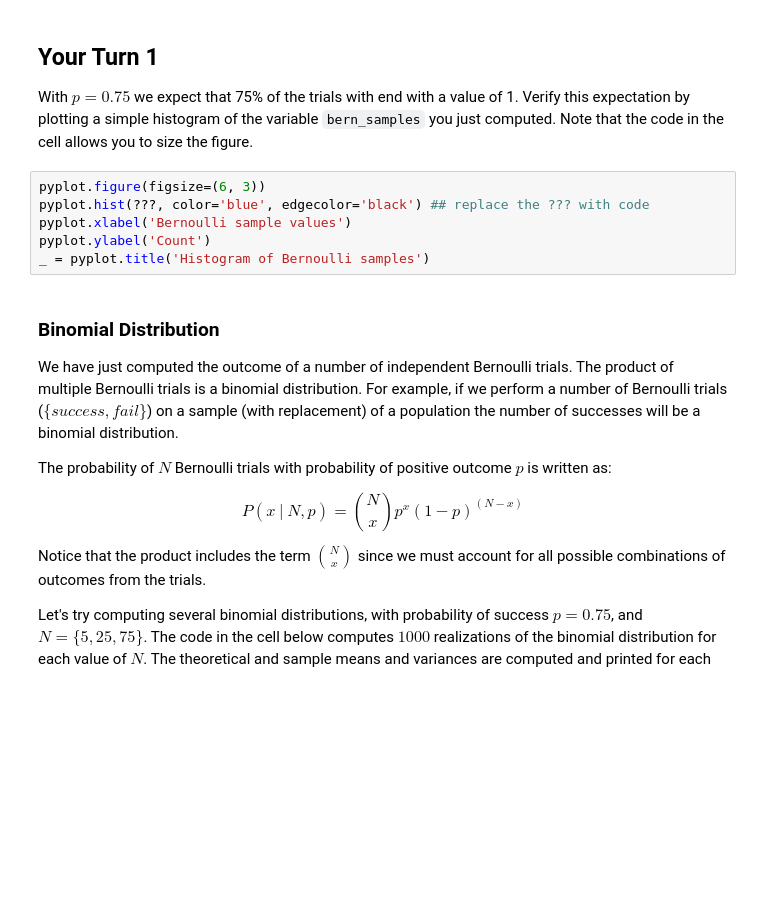
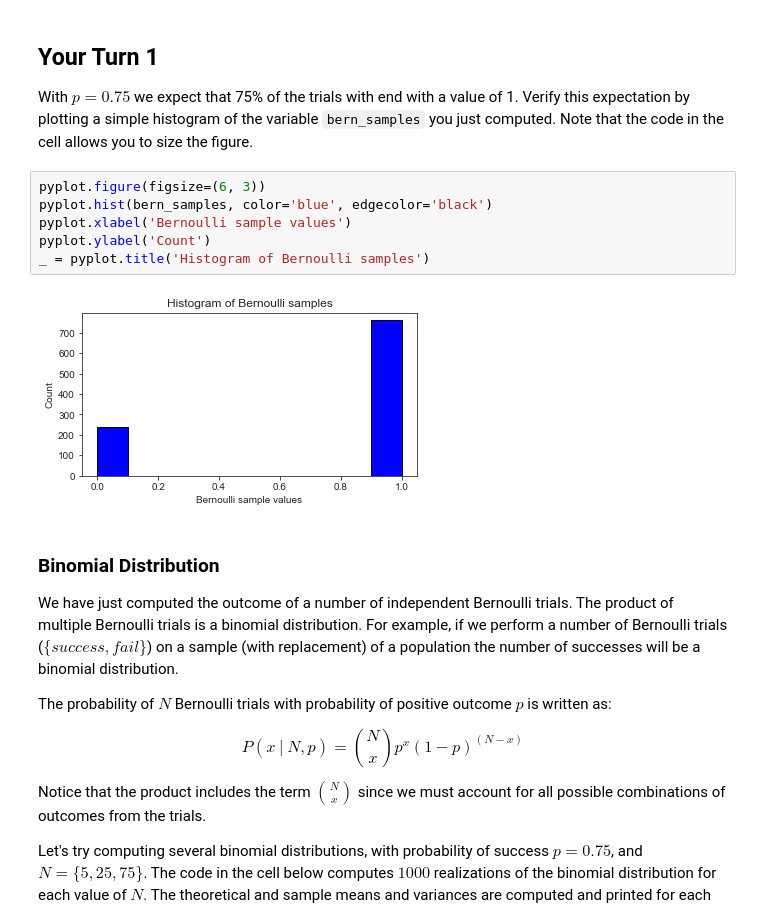
Before and after one commit to anajaved/UW_Data_Science_Cert, a Jupyter notebook: L03-3-IntroToDistributions.ipynb, the cells around one changed output. Cells and saved outputs as stored; diff of their text form; blank space fills up the shorter version.

```diff
--- a/L03-3-IntroToDistributions.ipynb
+++ b/L03-3-IntroToDistributions.ipynb
@@ -95,10 +95,12 @@ Bernoulli variance = 0.188   Sample variance = 0.180
 With $p = 0.75$ we expect that 75% of the trials with end with a value of 1. Verify this expectation by plotting a simple histogram of the variable `bern_samples` you just computed. Note that the code in the cell allows you to size the figure.
 # %%
 pyplot.figure(figsize=(6, 3))
-pyplot.hist(???, color='blue', edgecolor='black') ## replace the ??? with code
+pyplot.hist(bern_samples, color='blue', edgecolor='black')
 pyplot.xlabel('Bernoulli sample values')
 pyplot.ylabel('Count')
 _ = pyplot.title('Histogram of Bernoulli samples')
+# %% [output]
+[figure, added]
 # %% [markdown]
 ### Binomial Distribution
 
```
Also changed, not shown: parts of 6 cells of this notebook.
